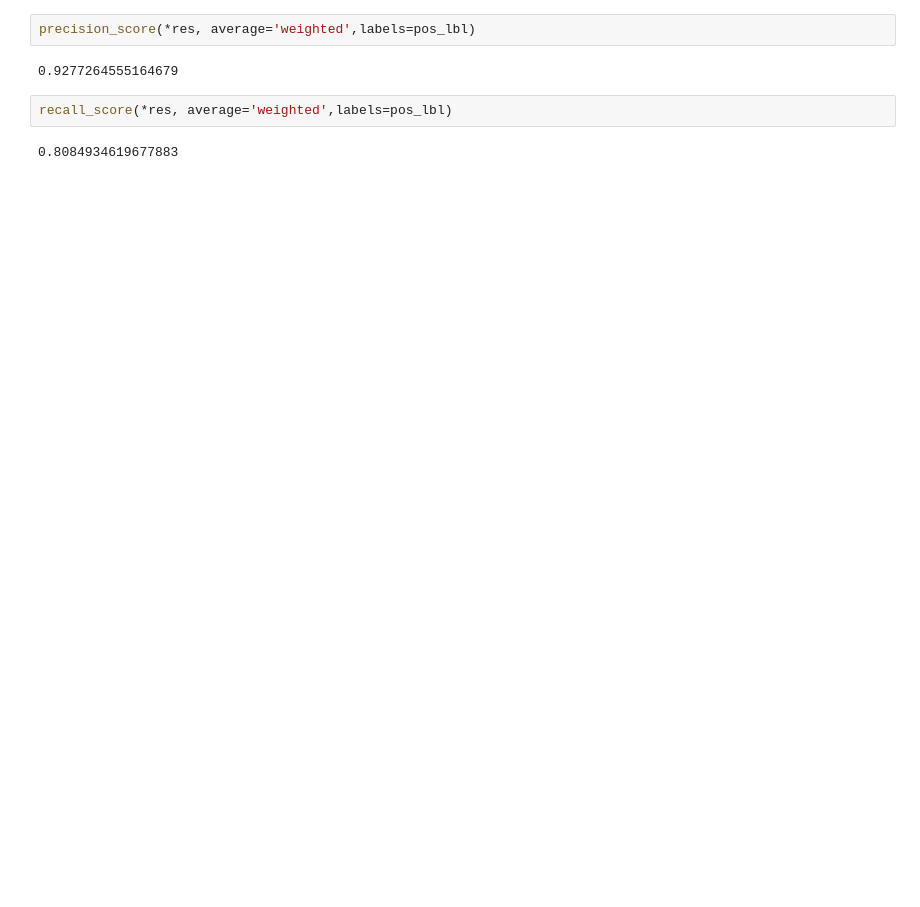
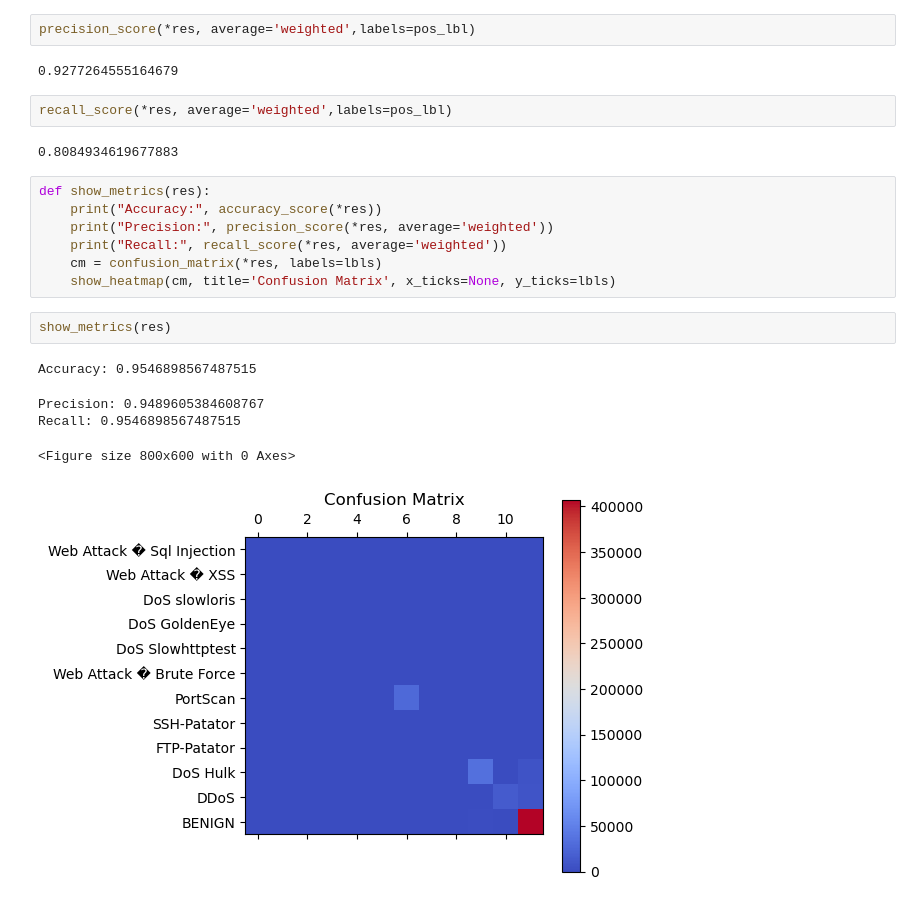
Before and after one commit to ndhananj/ITU-AI-ML-data-exploration, a Jupyter notebook: explore_training.ipynb, the cells around one changed output. Saved outputs shown, nothing was run; the diff lists cells and outputs as text; blank space fills up the shorter version.

```diff
--- a/explore_training.ipynb
+++ b/explore_training.ipynb
@@ -526,3 +552,18 @@ precision_score(*res, average='weighted',labels=pos_lbl)
 recall_score(*res, average='weighted',labels=pos_lbl)
 # %% [output]
 0.8084934619677883
+# %%
+def show_metrics(res):
+    print("Accuracy:", accuracy_score(*res))
+    print("Precision:", precision_score(*res, average='weighted'))
+    print("Recall:", recall_score(*res, average='weighted'))
+    cm = confusion_matrix(*res, labels=lbls)
+    show_heatmap(cm, title='Confusion Matrix', x_ticks=None, y_ticks=lbls)
+# %%
+show_metrics(res)
+# %% [output]
+Accuracy: 0.9546898567487515
+Precision: 0.9489605384608767
+Recall: 0.9546898567487515
+<Figure size 800x600 with 0 Axes>
+[figure, added]
```
Also changed, not shown: parts of 8 cells of this notebook.
